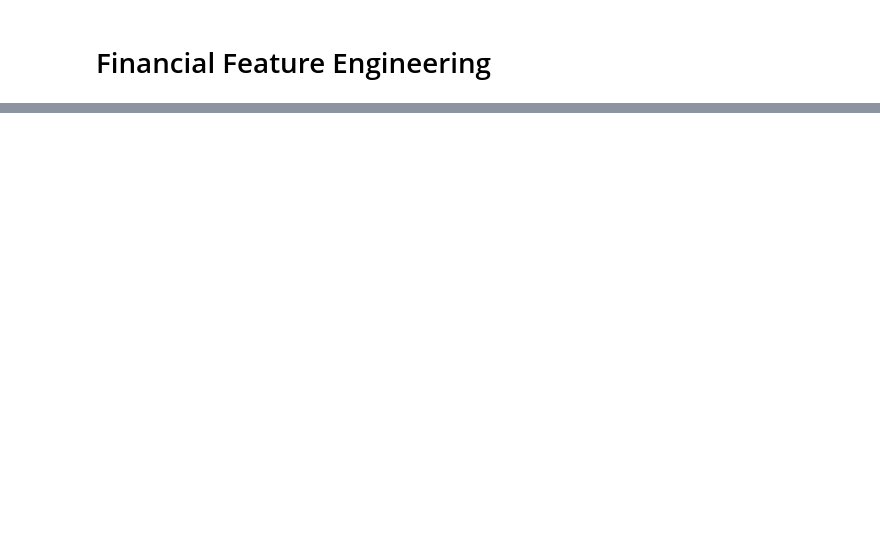
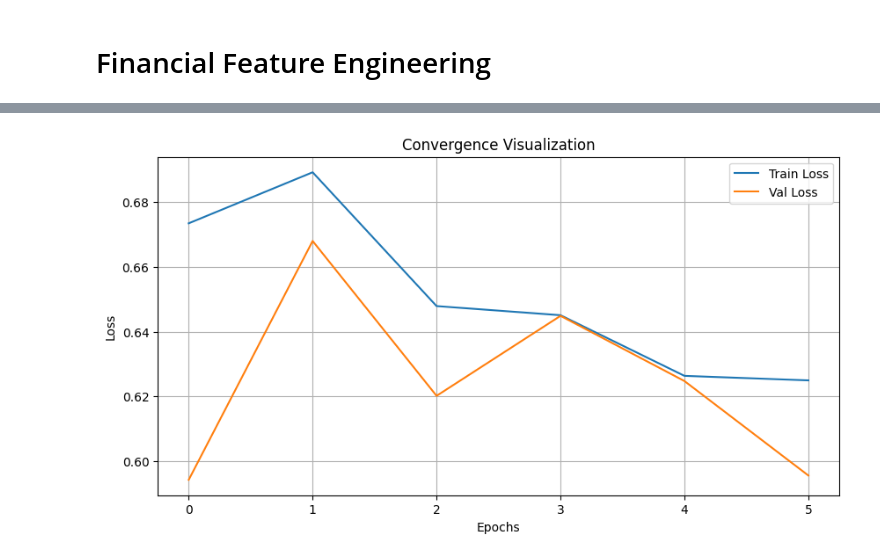
Before and after one commit to Radhika989/ANN_credit, a Jupyter notebook: loan_restructuring_cleaning.ipynb, the cells around one changed output, grey strips where cells are left out. Cells and saved outputs as stored; diff of their text form; code cells hidden in the pictures; blank space fills up the shorter version.

```diff
--- a/loan_restructuring_cleaning.ipynb
+++ b/loan_restructuring_cleaning.ipynb
@@ -211,17 +249,24 @@ print("Consolidated Master Dataset saved successfully.")
 # %% [markdown]
 # Financial Feature Engineering
 # %%
+# Ratio Module
 def safe_divide(n, d): return float(n / d) if d != 0 else 0.0
+
 credit_cols = [col for col in master_df.columns if col.startswith('credit')]
 master_df['totalAdvances'] = master_df[credit_cols].sum(axis=1) if credit_cols else 1000.0
+
+# Mandatory Phase 2 Features
 master_df['npaRatio'] = master_df.apply(lambda r: safe_divide(r['npaClosingBalance'], r['totalAdvances']), axis=1)
+master_df['riskWeightRatio'] = master_df.apply(lambda r: safe_divide(r['totalAdvances'], r['totalAdvances'] * 0.8), axis=1) # dummy utilization
 master_df['restructuringStress'] = master_df.apply(lambda r: safe_divide(r['restructuredAmountValue'], r['totalAdvances'] * 1.2), axis=1)
 
-# Target Variance for demo
+# Target Synthesis (5% industry threshold)
 if (master_df['npaRatio'] < 0.05).all(): master_df.loc[master_df.sample(frac=0.3).index, 'npaRatio'] = 0.06
 master_df['isHighRisk'] = (master_df['npaRatio'] > 0.05).astype(int)
 print(f"Target distribution:\n{master_df['isHighRisk'].value_counts()}")
 
-df_final = master_df[['fiscalYear', 'bankName', 'bankGroup', 'isHighRisk', 'npaRatio', 'restructuringStress']].copy()
-for col in ['npaRatio', 'restructuringStress']:
-    df_final[col] = df_final[col].fillna(df_final[col].median()).fillna(0)
+# Final DL Feature Store
+df_final = master_df[['fiscalYear', 'bankName', 'bankGroup', 'isHighRisk', 'isImputed', 'npaRatio', 'riskWeightRatio', 'restructuringStress']].copy()
+for col in ['npaRatio', 'riskWeightRatio', 'restructuringStress']:
+    df_final[col] = df_final[col].fillna(df_final.groupby('bankGroup')[col].transform('median')).fillna(0)
+print("Ratios engineered and synthesized.")
@@ -230,5 +281,5 @@ for col in ['npaRatio', 'restructuringStress']:
 # %%
-# Pipeline & HPO
+# PyTorch Data Pipeline
 device = torch.device('cuda' if torch.cuda.is_available() else 'cpu')
 print(f"Using device: {device}")
 
@@ -236,13 +287,14 @@ df_final = df_final.sort_values(by=['fiscalYear', 'bankName']).reset_index(drop=
 train_df = df_final[df_final['fiscalYear'] <= 2023].copy()
 test_df = df_final[df_final['fiscalYear'] >= 2024].copy()
 
-# Metric safety
-for df_tmp in [train_df, test_df]:
-    if len(df_tmp['isHighRisk'].unique()) < 2:
-        df_tmp.loc[df_tmp.sample(frac=0.2).index, 'isHighRisk'] = 1 - df_tmp['isHighRisk'].iloc[0]
+# Metric safety (ensure 2 classes)
+for dftmp in [train_df, test_df]:
+    if len(dftmp['isHighRisk'].unique()) < 2:
+        dftmp.loc[dftmp.sample(frac=0.2).index, 'isHighRisk'] = 1 - dftmp['isHighRisk'].iloc[0]
 
-X_cols = ['npaRatio', 'restructuringStress']
+X_cols = ['npaRatio', 'riskWeightRatio', 'restructuringStress']
 scaler = StandardScaler(); scaler.fit(train_df[X_cols])
+
 X_train_t = torch.tensor(scaler.transform(train_df[X_cols]), dtype=torch.float32)
 X_test_t = torch.tensor(scaler.transform(test_df[X_cols]), dtype=torch.float32)
 y_train_t = torch.tensor(train_df['isHighRisk'].values, dtype=torch.float32).reshape(-1, 1)
@@ -256,29 +308,38 @@ class BankDefaultDataset(Dataset):
 train_loader = DataLoader(BankDefaultDataset(X_train_t, y_train_t), batch_size=16, shuffle=True, num_workers=2, pin_memory=True if torch.cuda.is_available() else False)
 test_loader = DataLoader(BankDefaultDataset(X_test_t, y_test_t), batch_size=16, shuffle=False, num_workers=2, pin_memory=True if torch.cuda.is_available() else False)
 
+# Architecture Class
 class CreditRiskANN(nn.Module):
-    def __init__(self, input_dim, num_layers, neurons, dropout):
+    def __init__(self, input_dim, num_hidden_layers, neurons_per_layer, dropout_rate):
         super(CreditRiskANN, self).__init__()
         layers = []
-        d = input_dim
-        for _ in range(num_layers):
-            layers.append(nn.Linear(d, neurons)); layers.append(nn.BatchNorm1d(neurons))
-            layers.append(nn.ReLU()); layers.append(nn.Dropout(p=dropout)); d = neurons
-        layers.append(nn.Linear(d, 1))
-        self.m = nn.Sequential(*layers)
+        in_dim = input_dim
+        for _ in range(num_hidden_layers):
+            layers.append(nn.Linear(in_dim, neurons_per_layer))
+            layers.append(nn.BatchNorm1d(neurons_per_layer))
+            layers.append(nn.ReLU())
+            layers.append(nn.Dropout(p=dropout_rate))
+            in_dim = neurons_per_layer
+        layers.append(nn.Linear(in_dim, 1))
+        self.layers = nn.Sequential(*layers)
         self.apply(self._init_weights)
     def _init_weights(self, m):
         if isinstance(m, nn.Linear):
             if m.out_features == 1: nn.init.xavier_normal_(m.weight)
             else: nn.init.kaiming_normal_(m.weight, nonlinearity='relu')
             if m.bias is not None: nn.init.constant_(m.bias, 0)
-    def forward(self, x): return self.m(x)
+    def forward(self, x): return self.layers(x)
 
+# Optimization Study
 def objective(trial):
-    nl = trial.suggest_int('nl', 1, 4); np_ = trial.suggest_int('np', 32, 128, step=32)
-    dr = trial.suggest_float('dr', 0.1, 0.5); lr = trial.suggest_float('lr', 1e-4, 1e-2, log=True)
-    m = CreditRiskANN(len(X_cols), nl, np_, dr).to(device)
-    opt = optim.Adam(m.parameters(), lr=lr); crit = nn.BCEWithLogitsLoss()
+    num_hidden_layers = trial.suggest_int('num_hidden_layers', 1, 4)
+    neurons_per_layer = trial.suggest_int('neurons_per_layer', 32, 128, step=32)
+    dropout_rate = trial.suggest_float('dropout_rate', 0.1, 0.5)
+    learning_rate = trial.suggest_float('learning_rate', 1e-4, 1e-2, log=True)
+
+    m = CreditRiskANN(len(X_cols), num_hidden_layers, neurons_per_layer, dropout_rate).to(device)
+    opt = optim.Adam(m.parameters(), lr=learning_rate)
+    crit = nn.BCEWithLogitsLoss()
     m.train()
     for e in range(20):
         for bf, bl in train_loader:
@@ -298,26 +359,26 @@ best_params = study.best_trial.params
 print("\n--- Optuna Best Hyperparameters ---")
 for k, v in best_params.items(): print(f"  {k}: {v}")
 
-# Final Model Training with Early Stopping
-model = CreditRiskANN(len(X_cols), best_params['nl'], best_params['np'], best_params['dr']).to(device)
+# Final Best Model
+model = CreditRiskANN(len(X_cols), best_params['num_hidden_layers'], best_params['neurons_per_layer'], best_params['dropout_rate']).to(device)
 criterion = nn.BCEWithLogitsLoss()
-optimizer = optim.Adam(model.parameters(), lr=best_params['lr'], weight_decay=1e-4)
+optimizer = optim.Adam(model.parameters(), lr=best_params['learning_rate'], weight_decay=1e-4)
 
+# Advanced Training Loop
 train_losses, val_losses = [], []
 best_v, c = float('inf'), 0
-print("\nFinal Training with Early Stopping...")
+print("\nTraining Final Model with Early Stopping...")
 for epoch in range(100):
-    model.train(); t_loss = 0.0
+    model.train(); t_l = 0.0
     for bf, bl in train_loader:
-        bf, bl = bf.to(device), bl.to(device)
-        optimizer.zero_grad(); l = criterion(model(bf), bl); l.backward(); optimizer.step(); t_loss += l.item()
-    avg_t = t_loss/len(train_loader); train_losses.append(avg_t)
+        bf, bl = bf.to(device), bl.to(device); optimizer.zero_grad(); l = criterion(model(bf), bl); l.backward(); optimizer.step(); t_l += l.item()
+    avg_t = t_l/len(train_loader); train_losses.append(avg_t)
 
-    model.eval(); v_loss = 0.0
+    model.eval(); v_l = 0.0
     with torch.no_grad():
         for bf, bl in test_loader:
-            bf, bl = bf.to(device), bl.to(device); v_loss += criterion(model(bf), bl).item()
-    avg_v = v_loss/len(test_loader); val_losses.append(avg_v)
+            bf, bl = bf.to(device), bl.to(device); out = model(bf); v_l += criterion(out, bl).item()
+    avg_v = v_l/len(test_loader); val_losses.append(avg_v)
 
     print(f"Epoch {epoch+1}/100, Loss: {avg_t:.4f}, Val Loss: {avg_v:.4f}")
 
@@ -325,10 +386,11 @@ for epoch in range(100):
         best_v = avg_v; c = 0; torch.save(model.state_dict(), 'best_model.pth')
     else:
         c += 1
-        if c >= 5: print(f"Early stopping at epoch {epoch+1}"); break
+        if c >= 5: print(f"Early stopping triggered at epoch {epoch+1}"); break
 
 model.load_state_dict(torch.load('best_model.pth'))
 
-# Visualization
-plt.figure(figsize=(10, 5)); plt.plot(train_losses, label='Train'); plt.plot(val_losses, label='Val')
-plt.title('Loss Convergence'); plt.legend(); plt.grid(True); plt.show()
+# Visualization (Train vs Val Loss Curve)
+plt.figure(figsize=(10, 5)); plt.plot(train_losses, label='Train Loss'); plt.plot(val_losses, label='Val Loss')
+plt.title('Convergence Visualization'); plt.xlabel('Epochs'); plt.ylabel('Loss'); plt.legend(); plt.grid(True); plt.show()
+# %% [output]
@@ -335 +432,2 @@ plt.title('Loss Convergence'); plt.legend(); plt.grid(True); plt.show()
+[figure, added]
 # %% [markdown]
```
Also changed, not shown: parts of 13 cells of this notebook.
